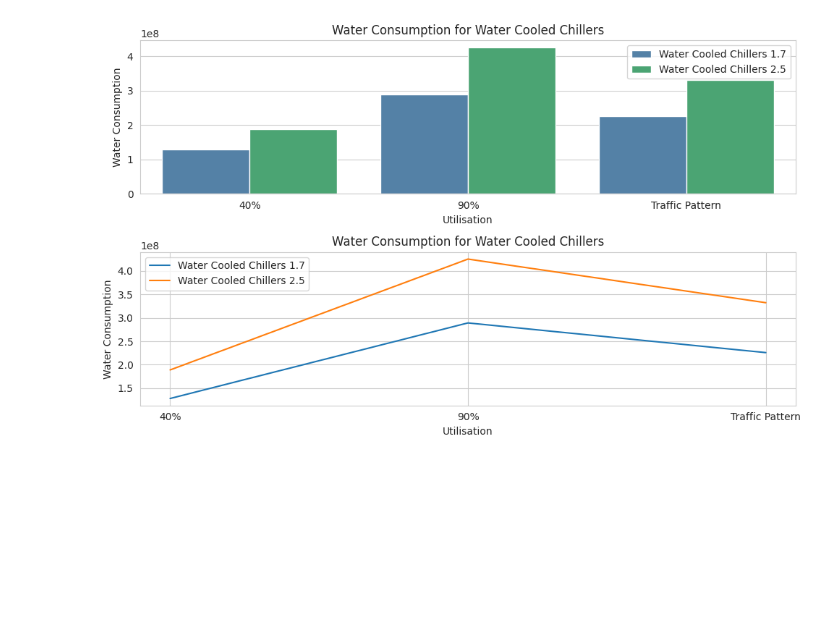
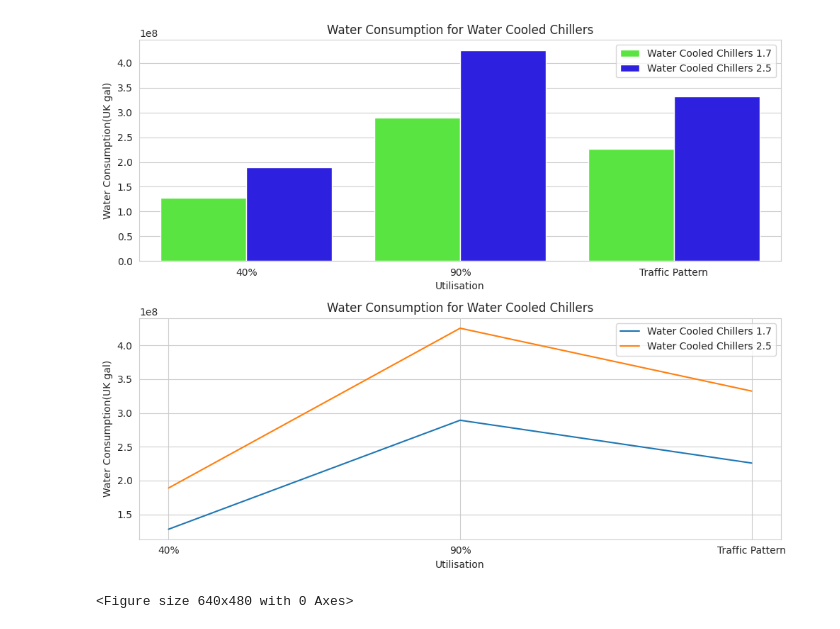
Before and after one commit to Kpantigere/Batch_Fall_23_DataA_nalytics, a Jupyter notebook: Data_visualisation_Thesis.ipynb, the cells around one changed output. Cells and saved outputs as stored; diff of their text form; code cells hidden in the pictures; blank space fills up the shorter version.

```diff
--- a/Data_visualisation_Thesis.ipynb
+++ b/Data_visualisation_Thesis.ipynb
@@ -95,36 +95,37 @@ plt.show()
 sns.set_style('whitegrid')
 
 #converting "Utilisation" column to catery type for proper ordering
 
 df["Utilisation"] = pd.Categorical(df["Utilisation"], categories=["40%", "90%", "Traffic Pattern"], ordered=True)
 
 #melt df to long form using seaborn barplot with "hue" expected
 
-df_long = df.melt(id_vars="Utilisation", var_name="Chiller Type", value_name="Water Consumption")
+df_long = df.melt(id_vars="Utilisation", var_name="Chiller Type", value_name="Water Consumption(UK gal)")
 
 #adjusting two bars in one chat
 
-fig,axes=plt.subplots(nrows=2,ncols=1,figsize=(10,6))
+fig,axes=plt.subplots(nrows=2,ncols=1,figsize=(10,8))
 #fig, axes = plt.subplots(nrows=2, ncols=1, figsize=(16, 10))
 
 
 #barplot for Water Cooled Chiller
 
-sns.barplot(ax=axes[0],x="Utilisation",y="Water Consumption",hue="Chiller Type", data=df_long[df_long["Chiller Type"].str.contains("Water Cooled")], palette=["steelblue","mediumseagreen"])
+sns.barplot(ax=axes[0],x="Utilisation",y="Water Consumption(UK gal)",hue="Chiller Type", data=df_long[df_long["Chiller Type"].str.contains("Water Cooled")], palette=["#47FF26","#1100FF"])
 axes[0].set_title("Water Consumption for Water Cooled Chillers")
 axes[0].legend()
 
 #line plots for comparison Air cooled chillers
-sns.lineplot(ax=axes[1],x="Utilisation",y="Water Consumption",hue="Chiller Type", data=df_long[df_long["Chiller Type"].str.contains("Water")],markers="o")
+sns.lineplot(ax=axes[1],x="Utilisation",y="Water Consumption(UK gal)",hue="Chiller Type", data=df_long[df_long["Chiller Type"].str.contains("Water")],markers="o")
 axes[1].set_title("Water Consumption for Water Cooled Chillers")
 axes[1].legend()
 
 
 plt.tight_layout()
 plt.show()
 
 #save plot to a file
 plt.savefig("Energy_Consumption_estimates", dpi= 300)
 # %% [output]
-[figure, old version]
+[figure, new version]
+<Figure size 640x480 with 0 Axes>
 # %%
```
Also changed, not shown: parts of 6 cells of this notebook.
